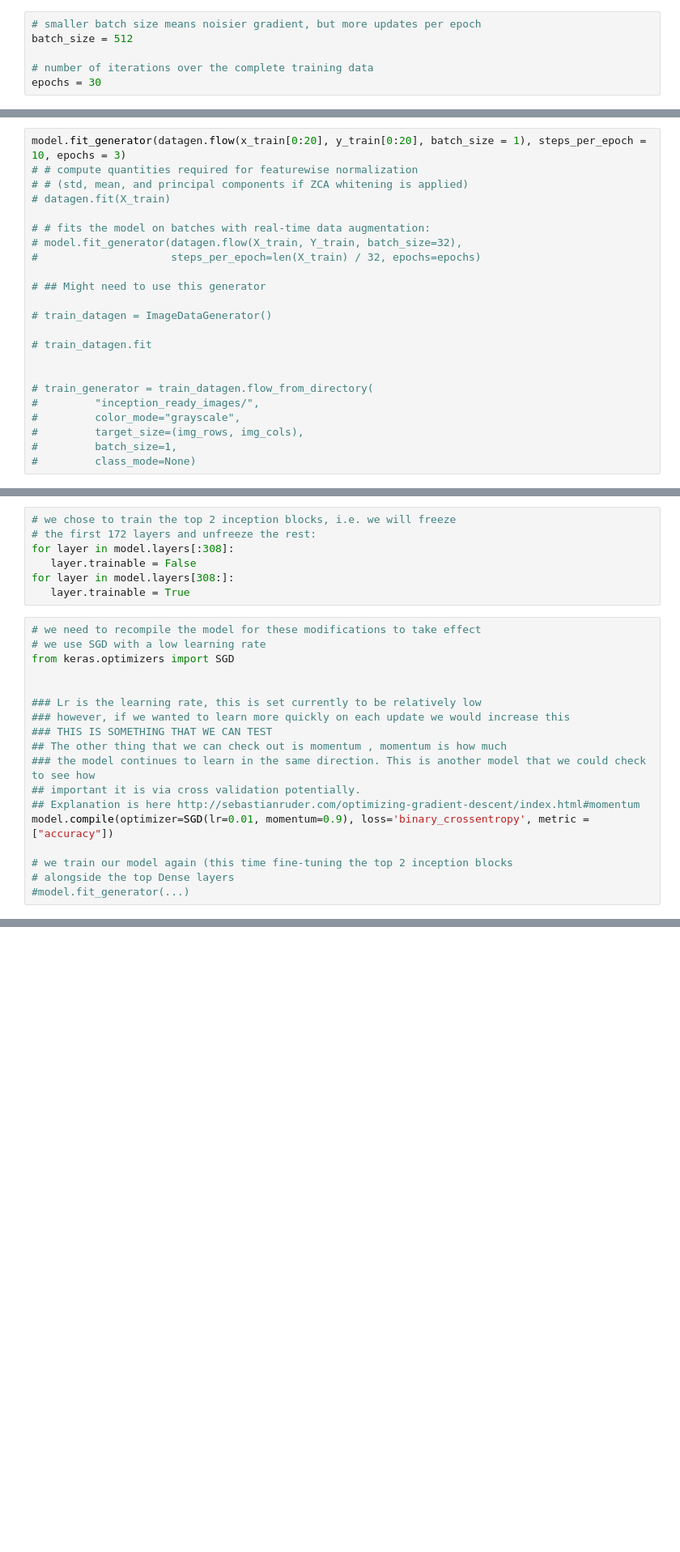
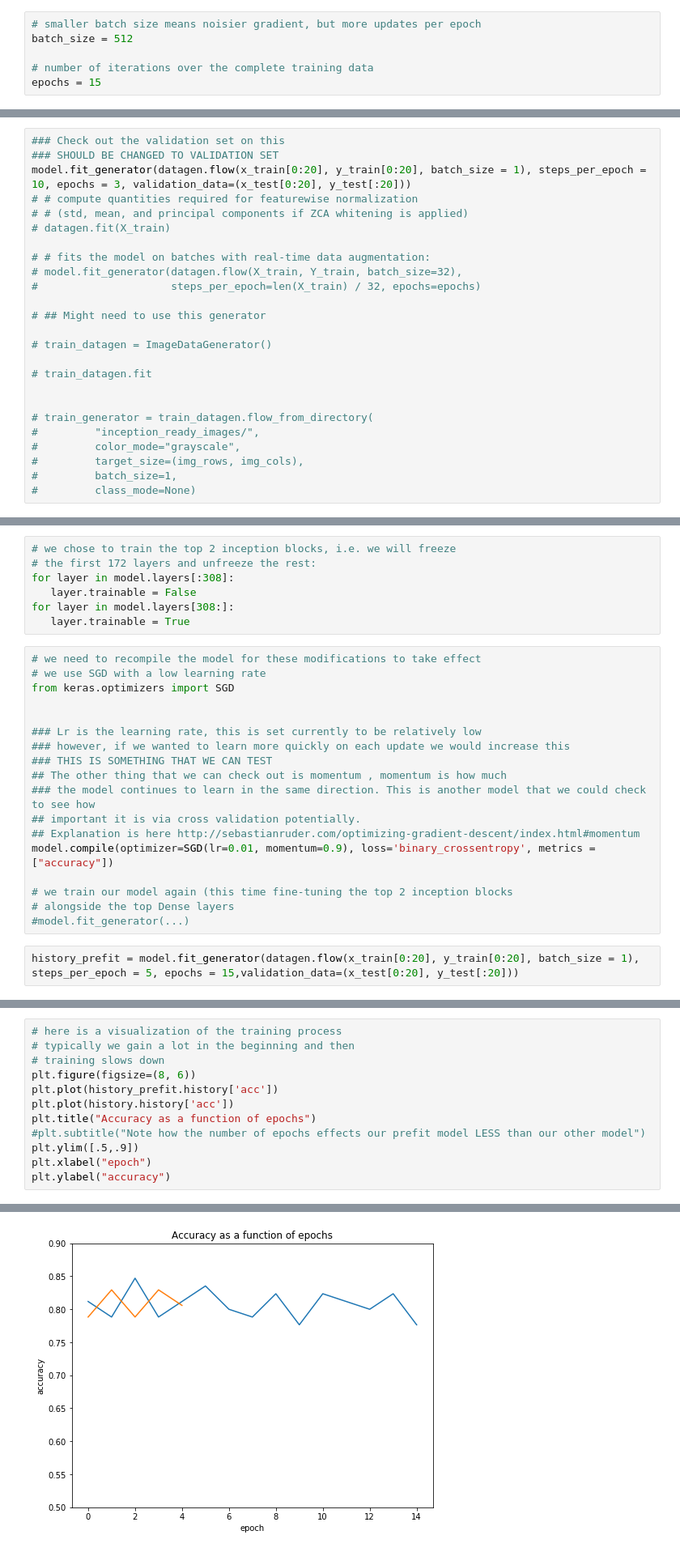
Before and after one commit to noahyonack/cs109b_final, a Jupyter notebook: milestone_4/milestone_4.ipynb, the cells around one changed output, grey strips where cells are left out. Shown at 81% size. Drawn from its saved outputs; the diff is of its cells as text; blank space fills up the shorter version.

Commit message:
Added in visualization of epochs

```diff
--- a/milestone_4/milestone_4.ipynb
+++ b/milestone_4/milestone_4.ipynb
@@ -142,7 +142,7 @@ y_test shape: (162, 17)
 batch_size = 512
 
 # number of iterations over the complete training data
-epochs = 30
+epochs = 15
 # %%
 # load image matrices into memory
 x_train = np.array([np.asarray(Image.open("nn_ready_images/" + str(m_id) + ".jpg")) for m_id in train_ids])
@@ -408,7 +392,9 @@ model.compile(optimizer='rmsprop', loss='binary_crossentropy', metrics=["accurac
 datagen = ImageDataGenerator()
 datagen.fit(x_train[0:20])
 # %%
-model.fit_generator(datagen.flow(x_train[0:20], y_train[0:20], batch_size = 1), steps_per_epoch = 10, epochs = 3)
+### Check out the validation set on this
+### SHOULD BE CHANGED TO VALIDATION SET
+model.fit_generator(datagen.flow(x_train[0:20], y_train[0:20], batch_size = 1), steps_per_epoch = 10, epochs = 3, validation_data=(x_test[0:20], y_test[:20]))
 # # compute quantities required for featurewise normalization
 # # (std, mean, and principal components if ZCA whitening is applied)
 # datagen.fit(X_train)
@@ -499,8 +478,10 @@ from keras.optimizers import SGD
 ### the model continues to learn in the same direction. This is another model that we could check to see how
 ## important it is via cross validation potentially.
 ## Explanation is here http://sebastianruder.com/optimizing-gradient-descent/index.html#momentum
-model.compile(optimizer=SGD(lr=0.01, momentum=0.9), loss='binary_crossentropy', metric = ["accuracy"])
+model.compile(optimizer=SGD(lr=0.01, momentum=0.9), loss='binary_crossentropy', metrics = ["accuracy"])
 
 # we train our model again (this time fine-tuning the top 2 inception blocks
 # alongside the top Dense layers
 #model.fit_generator(...)
+# %%
+history_prefit = model.fit_generator(datagen.flow(x_train[0:20], y_train[0:20], batch_size = 1), steps_per_epoch = 5, epochs = 15,validation_data=(x_test[0:20], y_test[:20]))
@@ -506,0 +513,13 @@ model.compile(optimizer=SGD(lr=0.01, momentum=0.9), loss='binary_crossentropy',
+# %%
+# here is a visualization of the training process
+# typically we gain a lot in the beginning and then
+# training slows down
+plt.figure(figsize=(8, 6))
+plt.plot(history_prefit.history['acc'])
+plt.plot(history.history['acc'])
+plt.title("Accuracy as a function of epochs")
+#plt.subtitle("Note how the number of epochs effects our prefit model LESS than our other model")
+plt.ylim([.5,.9])
+plt.xlabel("epoch")
+plt.ylabel("accuracy")
+# %% [output]
@@ -506,0 +527 @@ model.compile(optimizer=SGD(lr=0.01, momentum=0.9), loss='binary_crossentropy',
+[figure, added]
```
Also changed, not shown: parts of 9 cells of this notebook.
